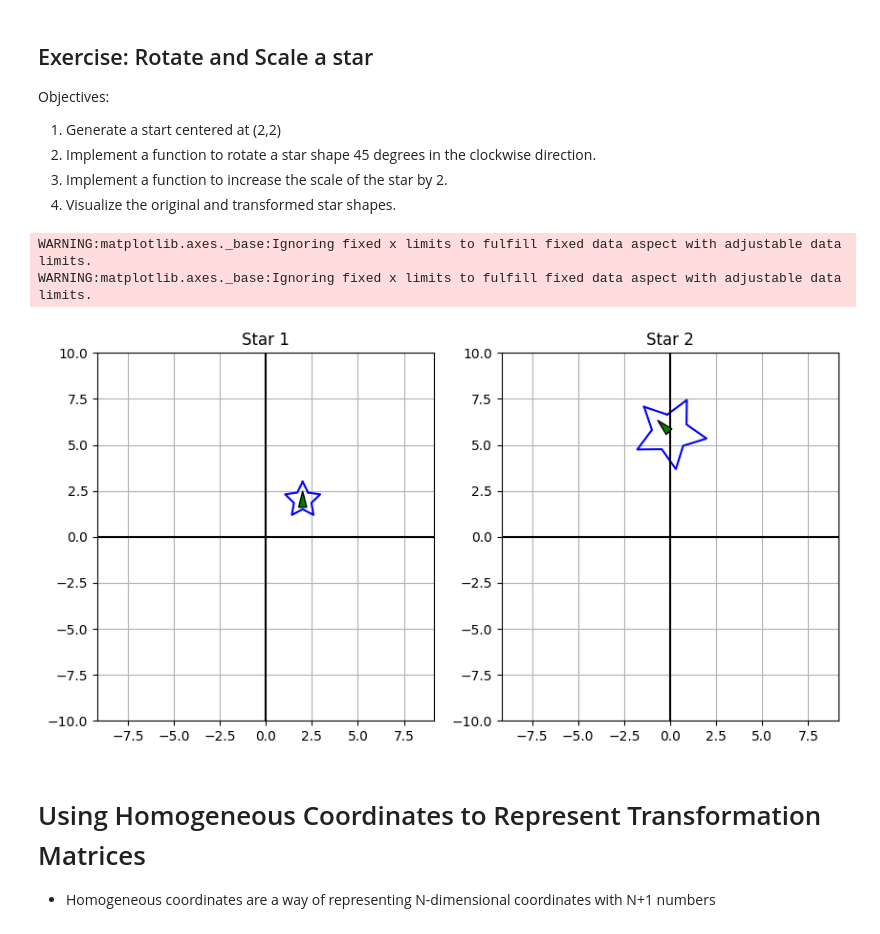
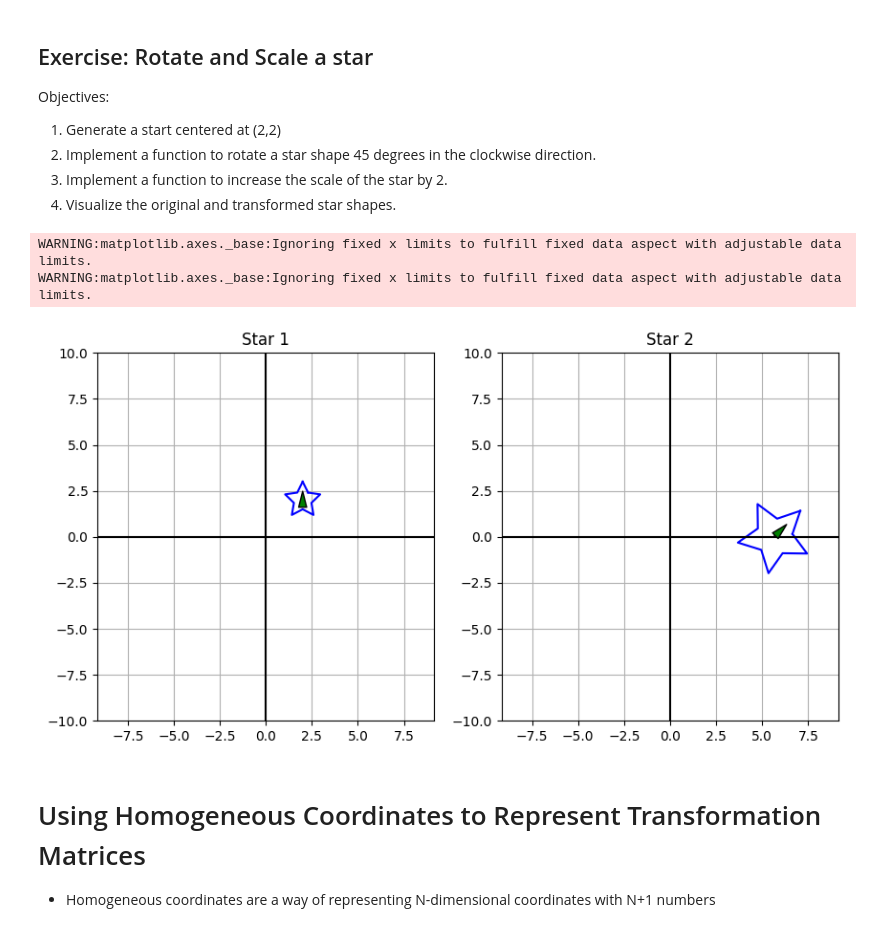
Before and after one commit to alexpatangan/BME3053C-Fall-2025, a Jupyter notebook: lessons-solved/06_Matrix_Transformations.ipynb, the cells around one changed output. Saved outputs shown, nothing was run; the diff lists cells and outputs as text; code cells hidden in the pictures.

```diff
--- a/lessons-solved/06_Matrix_Transformations.ipynb
+++ b/lessons-solved/06_Matrix_Transformations.ipynb
@@ -361,15 +361,15 @@ Objectives:
 # %%
 star = generate_star(center=(2,2), homogeneous=False)
 
-rotated_star = rotate_vertices(star, 45)
+rotated_star = rotate_vertices(star, -45)
 scaled_star = (scale_2d(2,2) @ rotated_star.T).T
 
 
 plot_stars([star,scaled_star], global_view = True)
 # %% [output]
 WARNING:matplotlib.axes._base:Ignoring fixed x limits to fulfill fixed data aspect with adjustable data limits.
 WARNING:matplotlib.axes._base:Ignoring fixed x limits to fulfill fixed data aspect with adjustable data limits.
-[figure, old version]
+[figure, new version]
 # %% [markdown]
 # Using Homogeneous Coordinates to Represent Transformation Matrices
 
```
Also changed, not shown: parts of 6 cells of this notebook.
